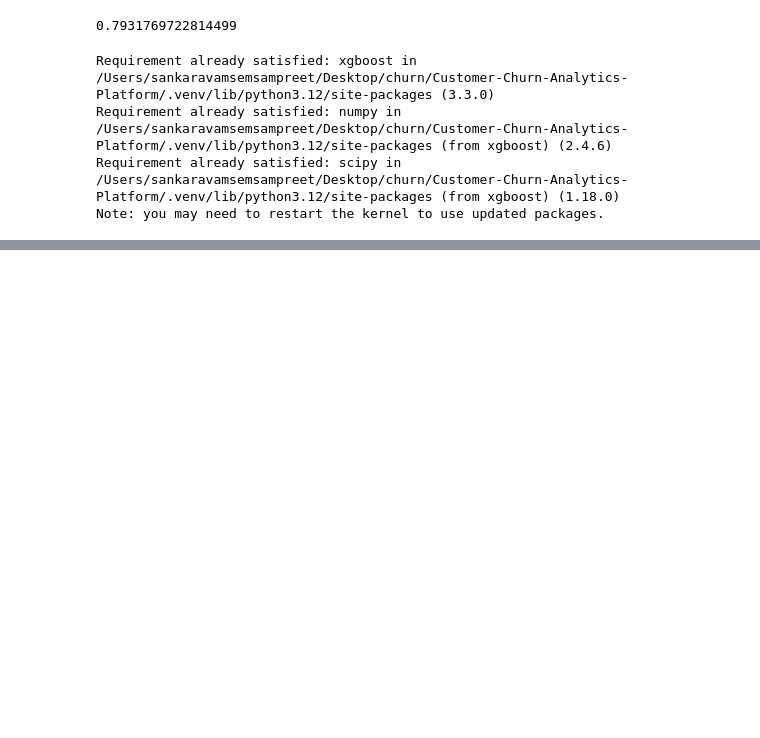
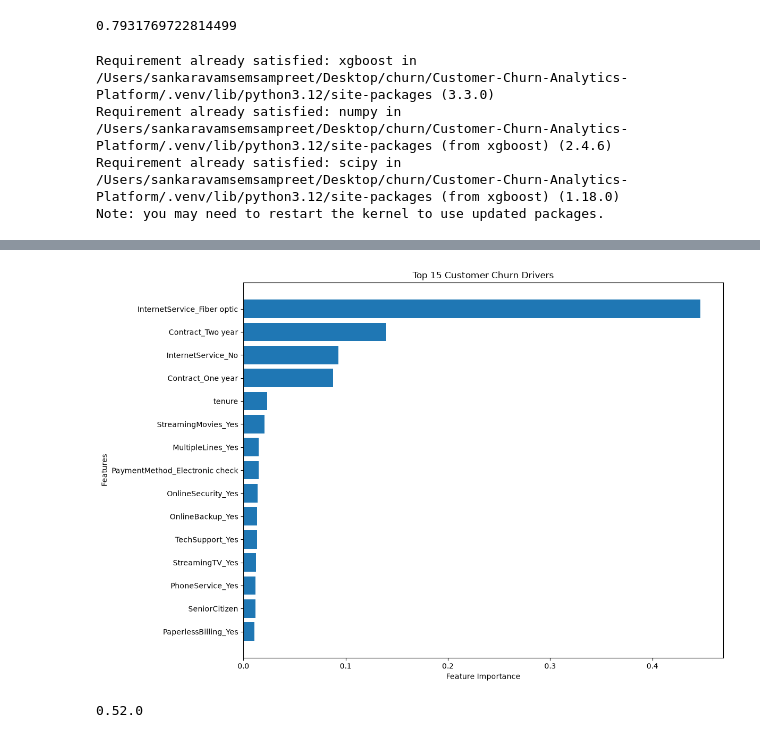
Before and after one commit to SV-Sampreet/Customer-Churn-Analytics-Platform, a Jupyter notebook: notebooks/01_data_cleaning.ipynb, the cells around one changed output, grey strips where cells are left out. Saved outputs shown, nothing was run; the diff lists cells and outputs as text; code cells hidden in the pictures; blank space fills up the shorter version.

```diff
--- a/notebooks/01_data_cleaning.ipynb
+++ b/notebooks/01_data_cleaning.ipynb
@@ -488,0 +511,10 @@ Likely causes:
+# %%
+from sklearn.model_selection import train_test_split
+
+X_train, X_test, y_train, y_test = train_test_split(
+    X,
+    y,
+    test_size=0.2,
+    random_state=42,
+    stratify=y
+)
@@ -488,0 +655,27 @@ Likely causes:
+# %%
+top15 = importance.head(15)
+
+plt.figure(figsize=(12, 8))
+
+plt.barh(
+    top15["Feature"],
+    top15["Importance"]
+)
+
+plt.gca().invert_yaxis()
+
+plt.title("Top 15 Customer Churn Drivers")
+plt.xlabel("Feature Importance")
+plt.ylabel("Features")
+
+plt.tight_layout()
+
+plt.show()
+# %% [output]
+[figure, added]
+# %%
+import shap
+
+print(shap.__version__)
+# %% [output]
+0.52.0
```
Also changed, not shown: parts of 30 cells of this notebook, 51 other files.
